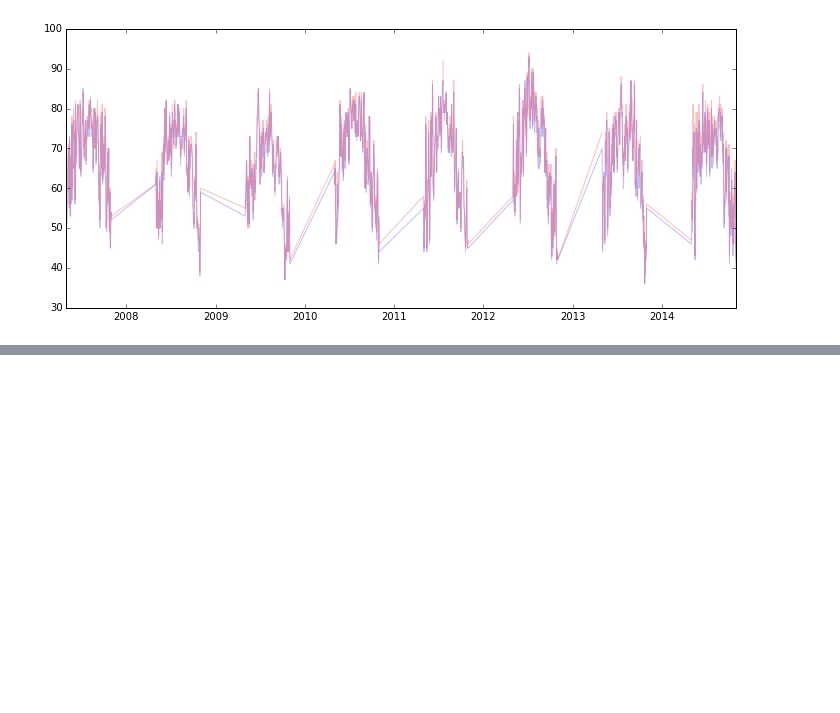
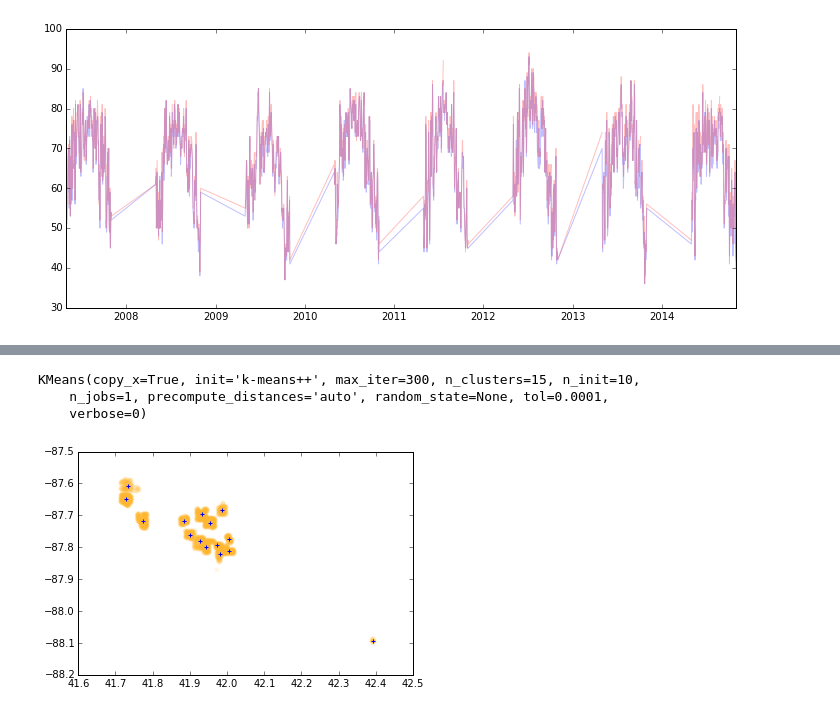
Before and after one commit to thekensta/kaggle-west-nile-virus, a Jupyter notebook: wnv.ipynb, the cells around one changed output, grey strips where cells are left out. Cells and saved outputs as stored; diff of their text form; code cells hidden in the pictures; blank space fills up the shorter version.

```diff
--- a/wnv.ipynb
+++ b/wnv.ipynb
@@ -265,0 +319,13 @@ fig.set_size_inches(12, 5)
+# %%
+kmeans = KMeans(n_clusters=15)
+kmeans.fit(spray_locations.values)
+#centres = kmeans.predict(spray_locations.values)
+# %% [output]
+KMeans(copy_x=True, init='k-means++', max_iter=300, n_clusters=15, n_init=10,
+    n_jobs=1, precompute_distances='auto', random_state=None, tol=0.0001,
+    verbose=0)
+# %%
+plt.scatter(spray_locations.Latitude, spray_locations.Longitude, alpha=0.02, color="orange")
+plt.scatter(kmeans.cluster_centers_[:, 0], kmeans.cluster_centers_[:, 1], marker='+');
+# %% [output]
+[figure, added]
```
Also changed, not shown: parts of 13 cells of this notebook, 2 other files.
